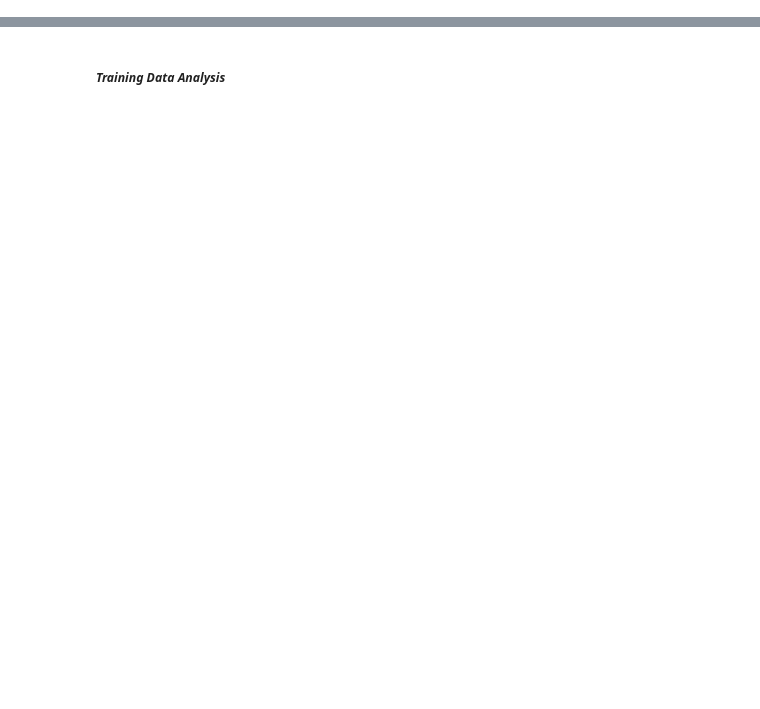
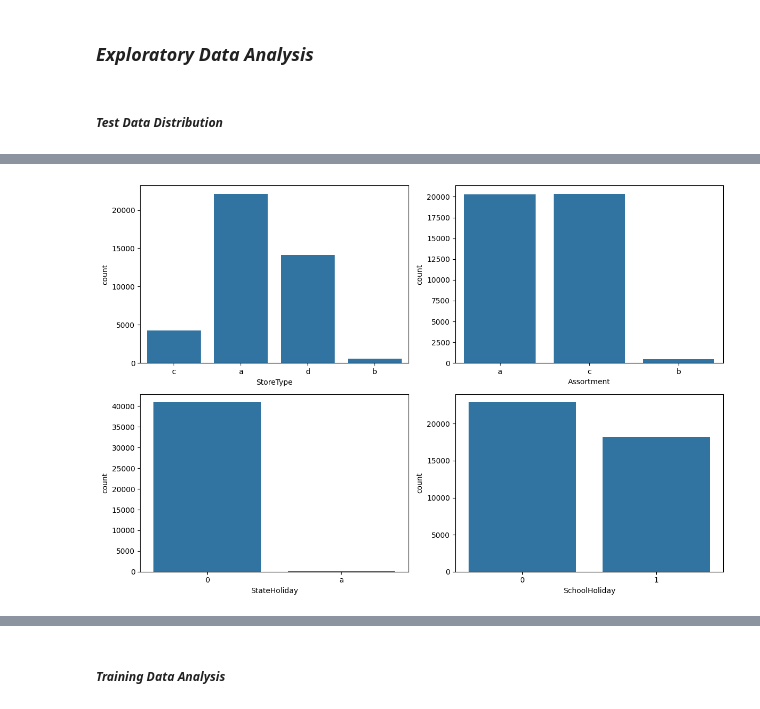
Before and after one commit to wastb/Sales-Predictive-Modelling, a Jupyter notebook: notebooks/data_exploration.ipynb, the cells around one changed output, grey strips where cells are left out. Cells and saved outputs as stored; diff of their text form; code cells hidden in the pictures; blank space fills up the shorter version.

```diff
--- a/notebooks/data_exploration.ipynb
+++ b/notebooks/data_exploration.ipynb
@@ -55,0 +19,6 @@ dtype: int64
+# %%
+### Load Data from CSV file
+
+df_test = preprocessing.load_data("../data/test.csv")
+df_train = preprocessing.load_data("../data/train.csv")
+df_store = preprocessing.load_data("../data/store.csv")
@@ -174,0 +284,11 @@ sns.countplot(data=df_test_merged, x='Open', ax=ax[1][0])
+# %% [markdown]
+### ***Exploratory Data Analysis***
+# %% [markdown]
+##### ***Test Data Distribution***
+# %%
+## Initialize DataExploration class
+de_test = de.DataExploration(df_test_merged)
+# %%
+## Plot Data Distribution for test data
+de_test.test_data_distribution_1()
+# %% [output]
@@ -174,0 +299 @@ sns.countplot(data=df_test_merged, x='Open', ax=ax[1][0])
+[figure, added]
```
Also changed, not shown: parts of 97 cells of this notebook, 2 other files.
